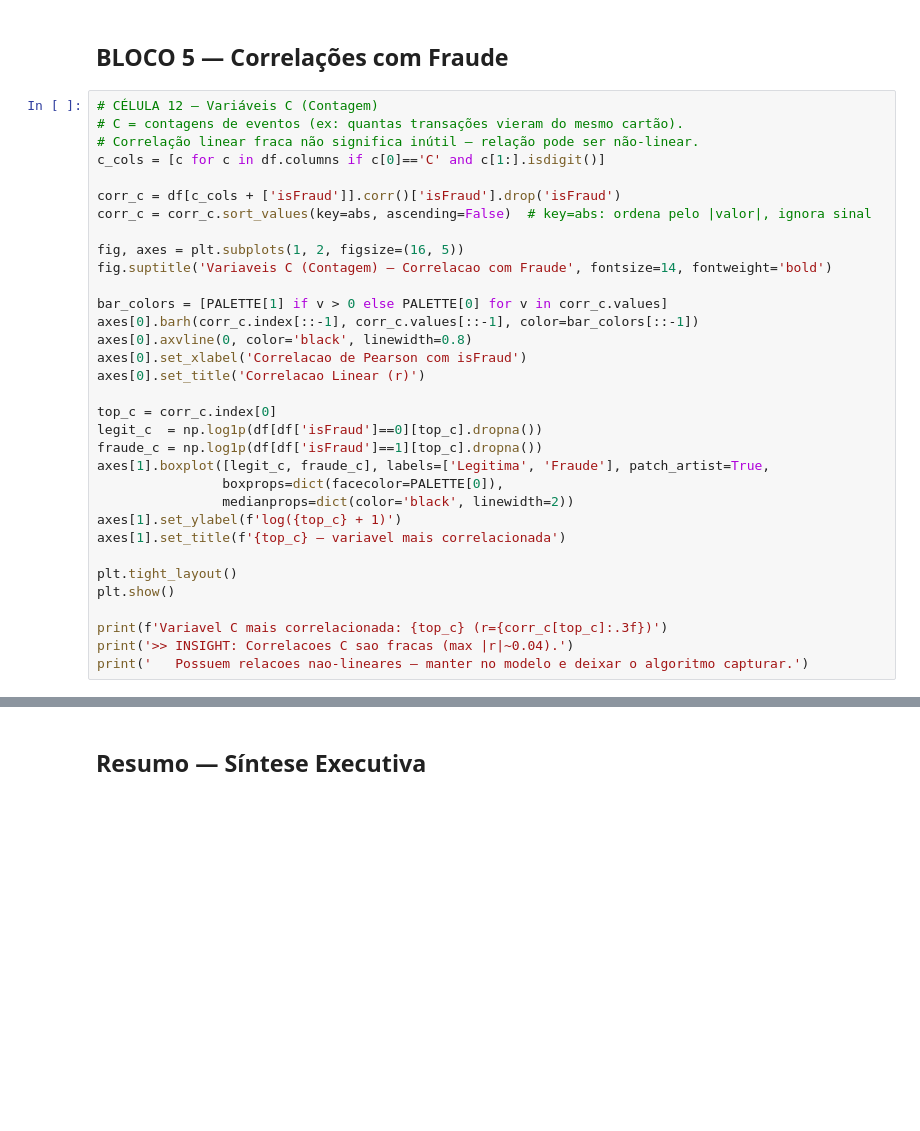
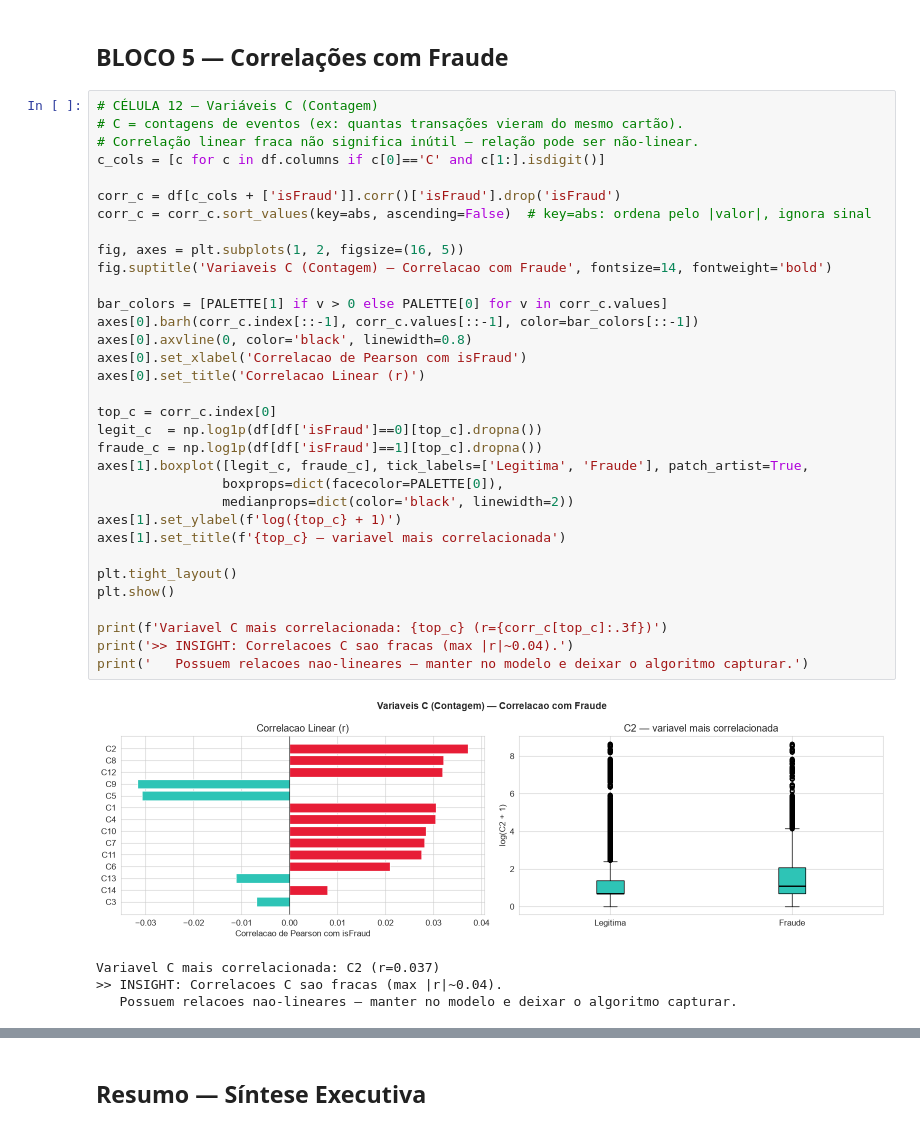
Before and after one commit to vitorgvs/DetecaoDeFraudeTCC, a Jupyter notebook: DataPipeline/exp_analysis.ipynb, the cells around one changed output, grey strips where cells are left out. Cells and saved outputs as stored; diff of their text form; blank space fills up the shorter version.

```diff
--- a/DataPipeline/exp_analysis.ipynb
+++ b/DataPipeline/exp_analysis.ipynb
@@ -459,34 +491,39 @@ print('   Ausencia pode ser sinal positivo (transacao comum, sem alerta).')
 # C = contagens de eventos (ex: quantas transações vieram do mesmo cartão).
 # Correlação linear fraca não significa inútil — relação pode ser não-linear.
 c_cols = [c for c in df.columns if c[0]=='C' and c[1:].isdigit()]
 
 corr_c = df[c_cols + ['isFraud']].corr()['isFraud'].drop('isFraud')
 corr_c = corr_c.sort_values(key=abs, ascending=False)  # key=abs: ordena pelo |valor|, ignora sinal
 
 fig, axes = plt.subplots(1, 2, figsize=(16, 5))
 fig.suptitle('Variaveis C (Contagem) — Correlacao com Fraude', fontsize=14, fontweight='bold')
 
 bar_colors = [PALETTE[1] if v > 0 else PALETTE[0] for v in corr_c.values]
 axes[0].barh(corr_c.index[::-1], corr_c.values[::-1], color=bar_colors[::-1])
 axes[0].axvline(0, color='black', linewidth=0.8)
 axes[0].set_xlabel('Correlacao de Pearson com isFraud')
 axes[0].set_title('Correlacao Linear (r)')
 
 top_c = corr_c.index[0]
 legit_c  = np.log1p(df[df['isFraud']==0][top_c].dropna())
 fraude_c = np.log1p(df[df['isFraud']==1][top_c].dropna())
-axes[1].boxplot([legit_c, fraude_c], labels=['Legitima', 'Fraude'], patch_artist=True,
+axes[1].boxplot([legit_c, fraude_c], tick_labels=['Legitima', 'Fraude'], patch_artist=True,
                 boxprops=dict(facecolor=PALETTE[0]),
                 medianprops=dict(color='black', linewidth=2))
 axes[1].set_ylabel(f'log({top_c} + 1)')
 axes[1].set_title(f'{top_c} — variavel mais correlacionada')
 
 plt.tight_layout()
 plt.show()
 
 print(f'Variavel C mais correlacionada: {top_c} (r={corr_c[top_c]:.3f})')
 print('>> INSIGHT: Correlacoes C sao fracas (max |r|~0.04).')
 print('   Possuem relacoes nao-lineares — manter no modelo e deixar o algoritmo capturar.')
+# %% [output]
+[figure, added]
+Variavel C mais correlacionada: C2 (r=0.037)
+>> INSIGHT: Correlacoes C sao fracas (max |r|~0.04).
+   Possuem relacoes nao-lineares — manter no modelo e deixar o algoritmo capturar.
 # %%
 # CÉLULA 13 — Variáveis D (Dias desde evento)
 # D = 'dias desde' algum evento (ex: última transação, abertura da conta).
```
Also changed, not shown: parts of 15 cells of this notebook, 6 other files.
